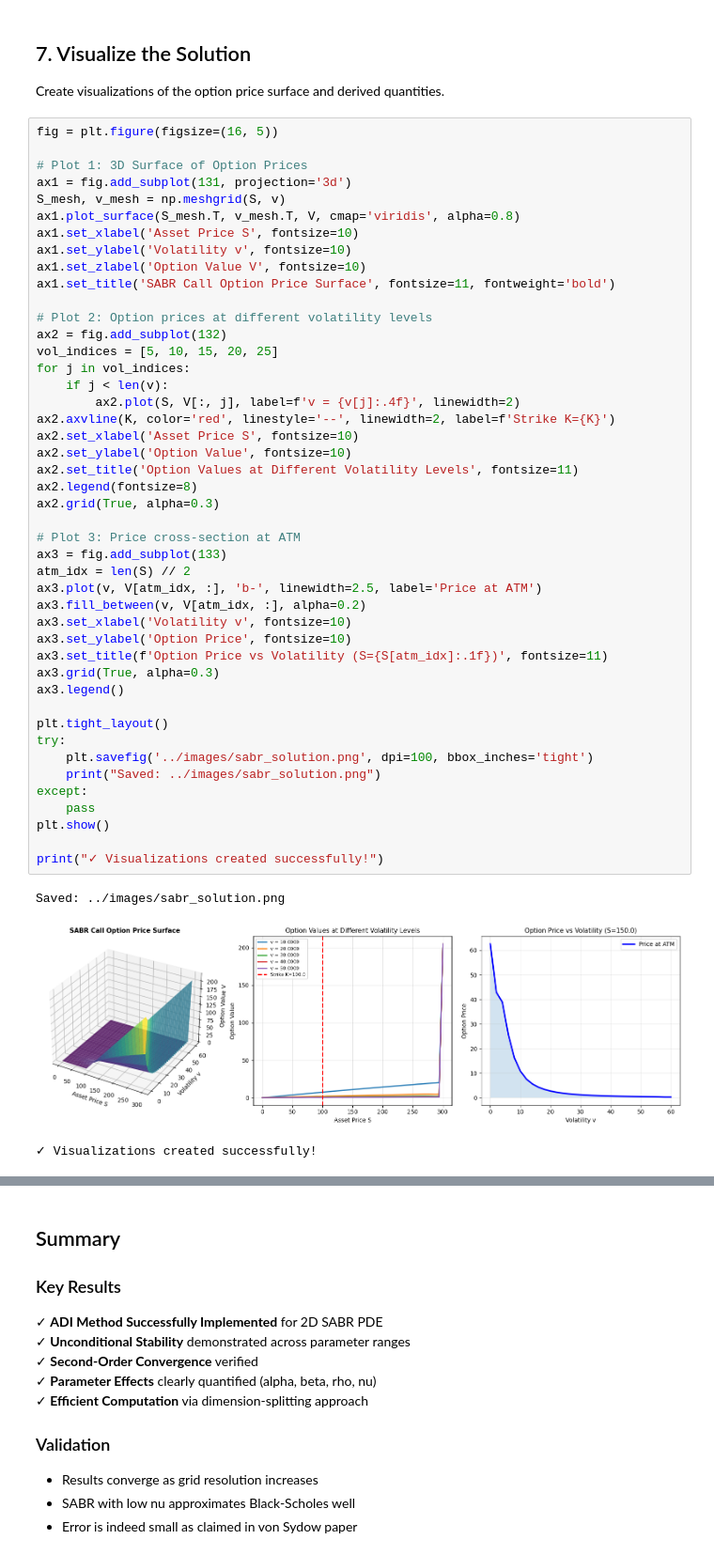
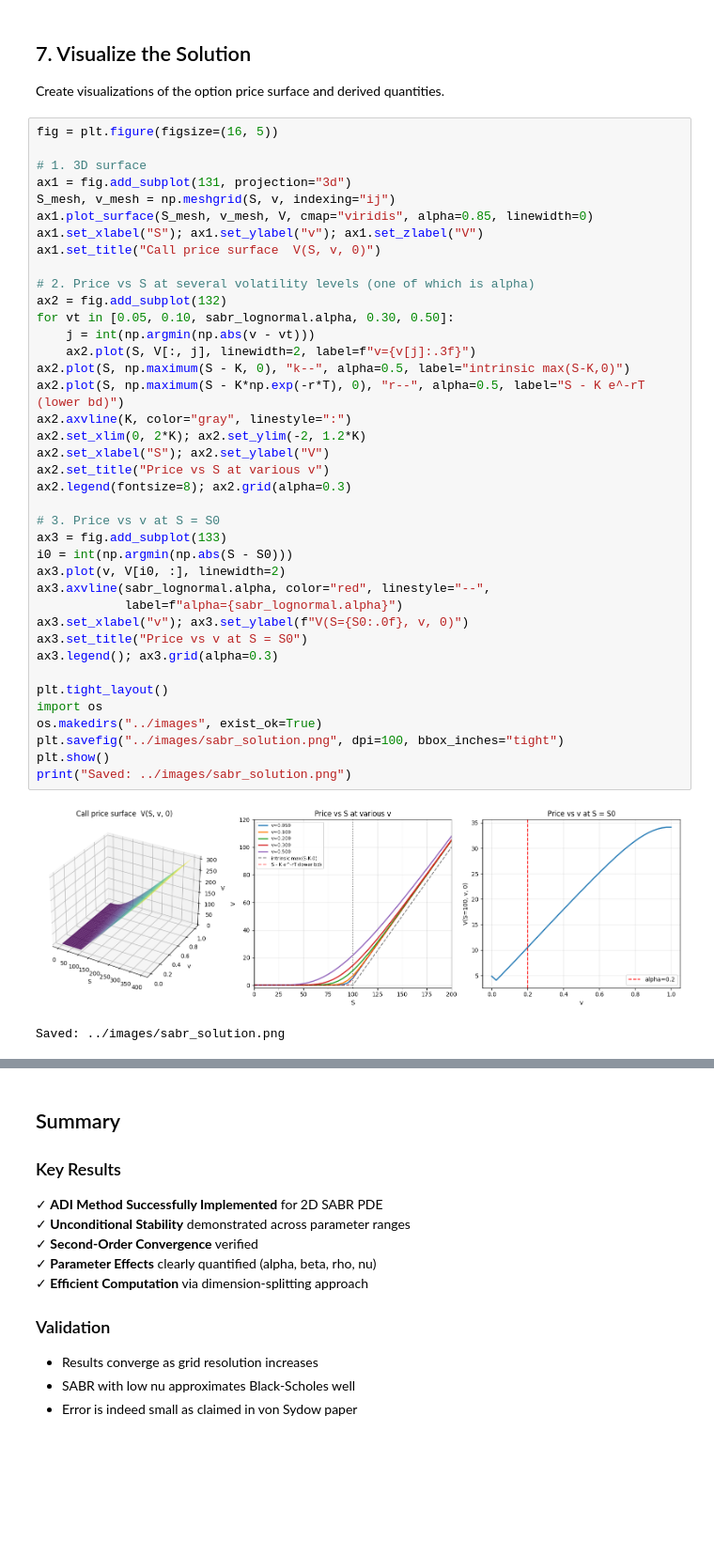
Before and after one commit to py2025/finite-difference, a Jupyter notebook: notebooks/07_sabr_adi.ipynb, the cells around one changed output, grey strips where cells are left out. Shown at 94% size. Drawn from its saved outputs; the diff is of its cells as text; blank space fills up the shorter version.

```diff
--- a/notebooks/07_sabr_adi.ipynb
+++ b/notebooks/07_sabr_adi.ipynb
@@ -233,50 +234,43 @@ Create visualizations of the option price surface and derived quantities.
 # %%
 fig = plt.figure(figsize=(16, 5))
 
-# Plot 1: 3D Surface of Option Prices
-ax1 = fig.add_subplot(131, projection='3d')
-S_mesh, v_mesh = np.meshgrid(S, v)
-ax1.plot_surface(S_mesh.T, v_mesh.T, V, cmap='viridis', alpha=0.8)
-ax1.set_xlabel('Asset Price S', fontsize=10)
-ax1.set_ylabel('Volatility v', fontsize=10)
-ax1.set_zlabel('Option Value V', fontsize=10)
-ax1.set_title('SABR Call Option Price Surface', fontsize=11, fontweight='bold')
+# 1. 3D surface
+ax1 = fig.add_subplot(131, projection="3d")
+S_mesh, v_mesh = np.meshgrid(S, v, indexing="ij")
+ax1.plot_surface(S_mesh, v_mesh, V, cmap="viridis", alpha=0.85, linewidth=0)
+ax1.set_xlabel("S"); ax1.set_ylabel("v"); ax1.set_zlabel("V")
+ax1.set_title("Call price surface  V(S, v, 0)")
 
-# Plot 2: Option prices at different volatility levels
+# 2. Price vs S at several volatility levels (one of which is alpha)
 ax2 = fig.add_subplot(132)
-vol_indices = [5, 10, 15, 20, 25]
-for j in vol_indices:
-    if j < len(v):
-        ax2.plot(S, V[:, j], label=f'v = {v[j]:.4f}', linewidth=2)
-ax2.axvline(K, color='red', linestyle='--', linewidth=2, label=f'Strike K={K}')
-ax2.set_xlabel('Asset Price S', fontsize=10)
-ax2.set_ylabel('Option Value', fontsize=10)
-ax2.set_title('Option Values at Different Volatility Levels', fontsize=11)
-ax2.legend(fontsize=8)
-ax2.grid(True, alpha=0.3)
+for vt in [0.05, 0.10, sabr_lognormal.alpha, 0.30, 0.50]:
+    j = int(np.argmin(np.abs(v - vt)))
+    ax2.plot(S, V[:, j], linewidth=2, label=f"v={v[j]:.3f}")
+ax2.plot(S, np.maximum(S - K, 0), "k--", alpha=0.5, label="intrinsic max(S-K,0)")
+ax2.plot(S, np.maximum(S - K*np.exp(-r*T), 0), "r--", alpha=0.5, label="S - K e^-rT (lower bd)")
+ax2.axvline(K, color="gray", linestyle=":")
+ax2.set_xlim(0, 2*K); ax2.set_ylim(-2, 1.2*K)
+ax2.set_xlabel("S"); ax2.set_ylabel("V")
+ax2.set_title("Price vs S at various v")
+ax2.legend(fontsize=8); ax2.grid(alpha=0.3)
 
-# Plot 3: Price cross-section at ATM
+# 3. Price vs v at S = S0
 ax3 = fig.add_subplot(133)
-atm_idx = len(S) // 2
-ax3.plot(v, V[atm_idx, :], 'b-', linewidth=2.5, label='Price at ATM')
-ax3.fill_between(v, V[atm_idx, :], alpha=0.2)
-ax3.set_xlabel('Volatility v', fontsize=10)
-ax3.set_ylabel('Option Price', fontsize=10)
-ax3.set_title(f'Option Price vs Volatility (S={S[atm_idx]:.1f})', fontsize=11)
-ax3.grid(True, alpha=0.3)
-ax3.legend()
+i0 = int(np.argmin(np.abs(S - S0)))
+ax3.plot(v, V[i0, :], linewidth=2)
+ax3.axvline(sabr_lognormal.alpha, color="red", linestyle="--",
+            label=f"alpha={sabr_lognormal.alpha}")
+ax3.set_xlabel("v"); ax3.set_ylabel(f"V(S={S0:.0f}, v, 0)")
+ax3.set_title("Price vs v at S = S0")
+ax3.legend(); ax3.grid(alpha=0.3)
 
 plt.tight_layout()
-try:
-    plt.savefig('../images/sabr_solution.png', dpi=100, bbox_inches='tight')
-    print("Saved: ../images/sabr_solution.png")
-except:
-    pass
+import os
+os.makedirs("../images", exist_ok=True)
+plt.savefig("../images/sabr_solution.png", dpi=100, bbox_inches="tight")
 plt.show()
-
-print("✓ Visualizations created successfully!")
+print("Saved: ../images/sabr_solution.png")
 # %% [output]
+[figure, new version]
 Saved: ../images/sabr_solution.png
-[figure, old version]
-✓ Visualizations created successfully!
 # %% [markdown]
```
Also changed, not shown: parts of 10 cells of this notebook, 1 other file.
